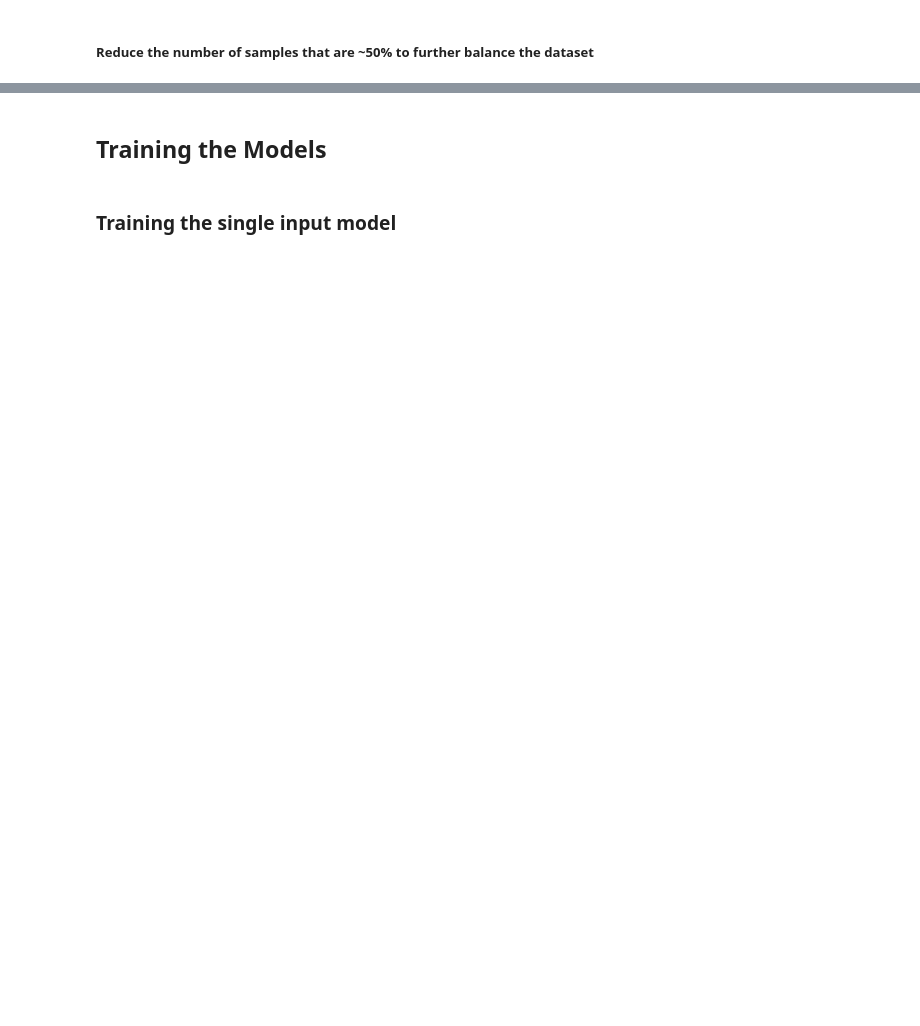
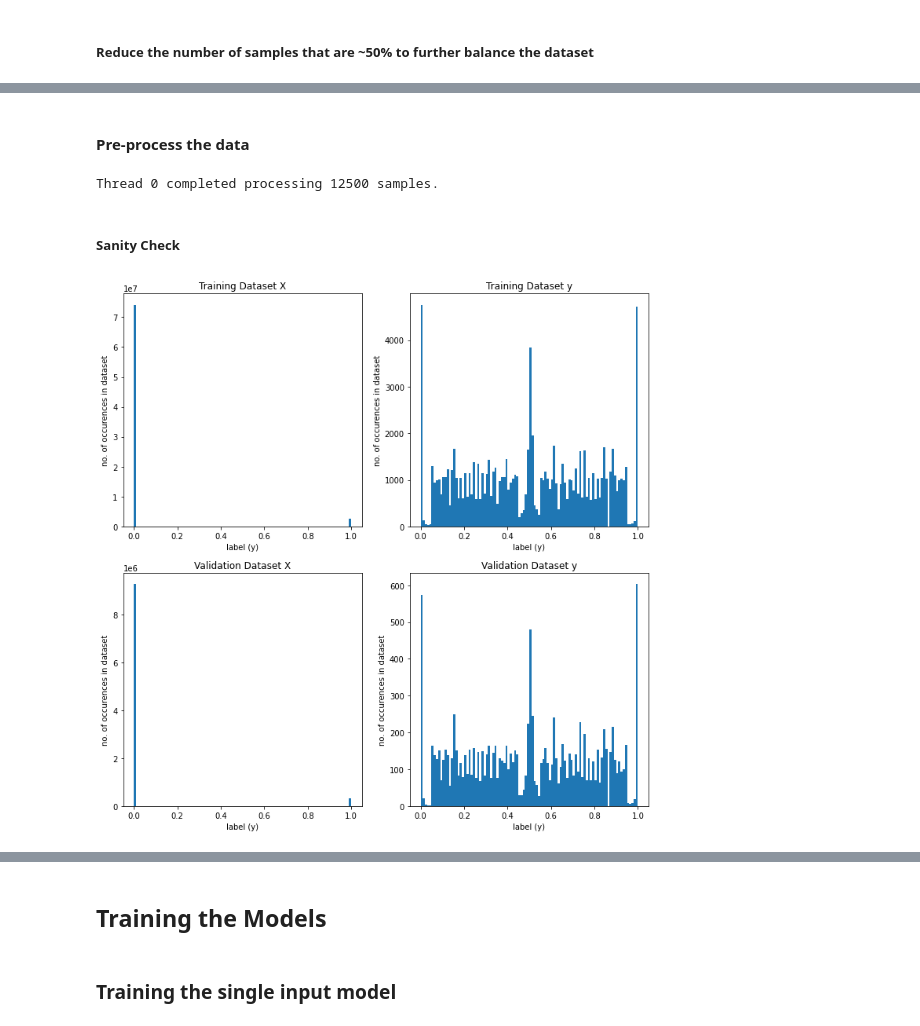
Before and after one commit to owenjaques/chessbot, a Jupyter notebook: neural_networks/models.ipynb, the cells around one changed output, grey strips where cells are left out. Drawn from its saved outputs; the diff is of its cells as text; code cells hidden in the pictures; blank space fills up the shorter version.

```diff
--- a/neural_networks/models.ipynb
+++ b/neural_networks/models.ipynb
@@ -317,0 +322,13 @@ keras.utils.plot_model(triple_input_model, show_shapes=True, show_layer_activati
+# %% [markdown]
+#### Pre-process the data
+# %%
+simple_input_training_data = DataGenerator(data_directory + '/training_set.npz', 'simple')
+simple_input_validation_data = DataGenerator(data_directory + '/validation_set.npz', 'simple')
+# %% [output]
+Thread 0 completed processing 12500 samples.
+# %% [markdown]
+##### Sanity Check
+# %%
+sanity_check_single_input(simple_input_training_data, simple_input_validation_data)
+# %% [output]
+[figure, added]
```
Also changed, not shown: parts of 27 cells of this notebook.
